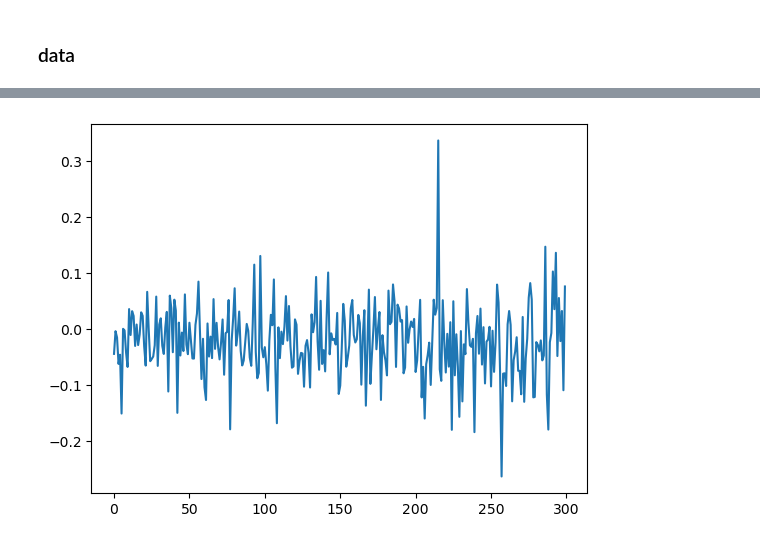
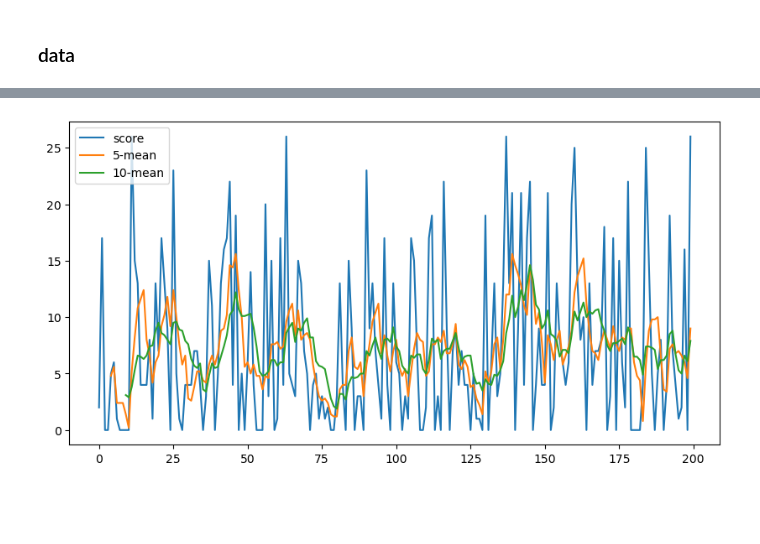
Before and after one commit to NBSN-for-AI/Hearts, a Jupyter notebook: Zhuiy_approach/data/vs.ipynb, the cells around one changed output, grey strips where cells are left out. Drawn from its saved outputs; the diff is of its cells as text; code cells hidden in the pictures; blank space fills up the shorter version.

```diff
--- a/Zhuiy_approach/data/vs.ipynb
+++ b/Zhuiy_approach/data/vs.ipynb
@@ -12,6 +28,11 @@ plt.show()
 # %%
 score = pd.read_csv('score.csv')
-plt.plot(loss)
+plt.figure(figsize=(10, 5))
+plt.plot(score.values, label='score')
+plt.plot(score.rolling(5).mean().values, label='5-mean')
+plt.plot(score.rolling(10).mean().values, label='10-mean')
+
+plt.legend()
 plt.show()
 # %% [output]
-[figure, old version]
+[figure, new version]
```
Also changed, not shown: parts of 2 cells of this notebook, 9 other files.
